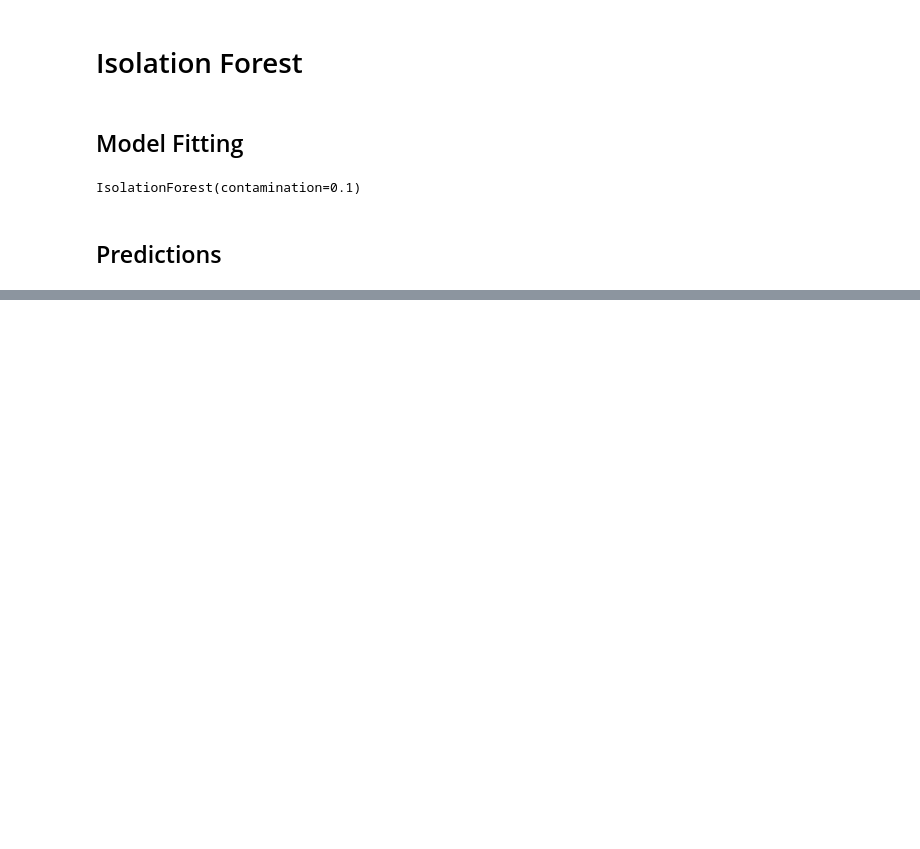
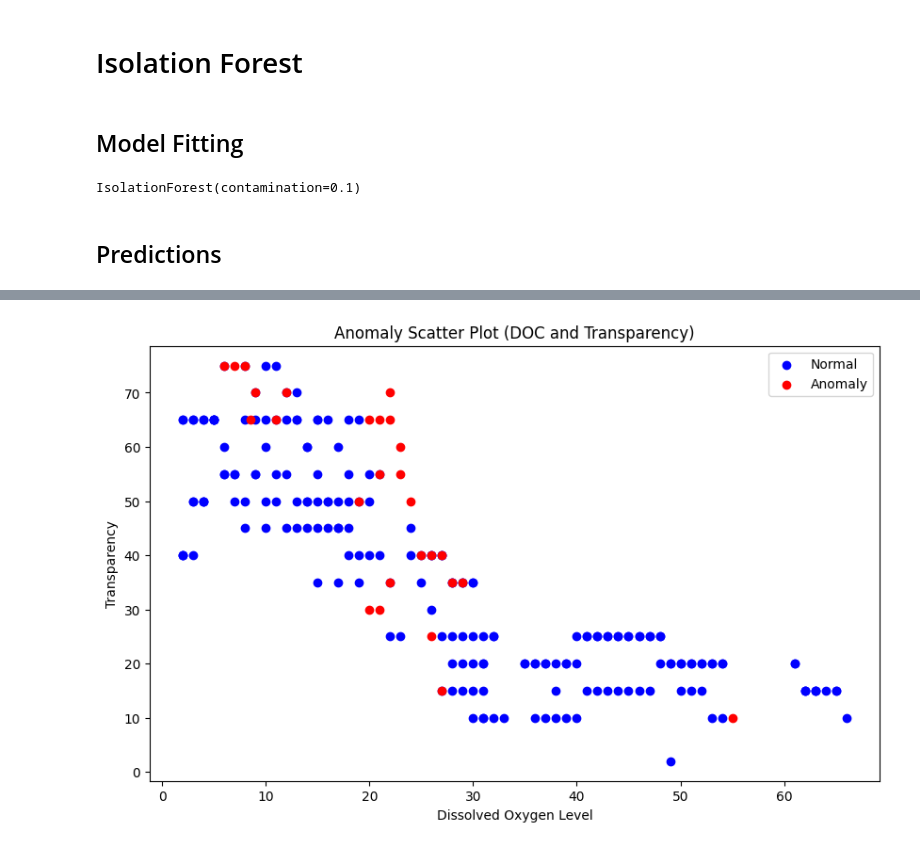
Before and after one commit to dataemperor/Shrimple, a Jupyter notebook: anomaly_detection.ipynb, the cells around one changed output, grey strips where cells are left out. Cells and saved outputs as stored; diff of their text form; code cells hidden in the pictures; blank space fills up the shorter version.

Commit message:
Plotting the scatter plot

```diff
--- a/anomaly_detection.ipynb
+++ b/anomaly_detection.ipynb
@@ -176,7 +179,7 @@ y = df.Status
 ## Model Fitting
 # %%
 classifier = IsolationForest(contamination=0.1)
-classifier.fit(X_train)
+classifier.fit(X)
 # %% [output]
 IsolationForest(contamination=0.1)
 # %% [markdown]
@@ -225,0 +187,3 @@ plt.show()
+# %%
+y_predict = classifier.predict(X)
+print(y_predict)
@@ -225,0 +206,16 @@ plt.show()
+# %%
+plt.figure(figsize=(10, 6))
+plt.xlabel("Dissolved Oxygen Level")
+plt.ylabel("Transparency")
+plt.title("Anomaly Scatter Plot (DOC and Transparency)")
+
+normal = X[y_predict == 1]
+plt.scatter(normal['DOC'], normal['Transparency'], c='blue', label='Normal')
+
+anomalies = X[y_predict == -1]
+plt.scatter(anomalies['DOC'], anomalies['Transparency'], c='red', label='Anomaly')
+
+plt.legend()
+plt.show()
+# %% [output]
+[figure, added]
```
Also changed, not shown: parts of 4 cells of this notebook.
